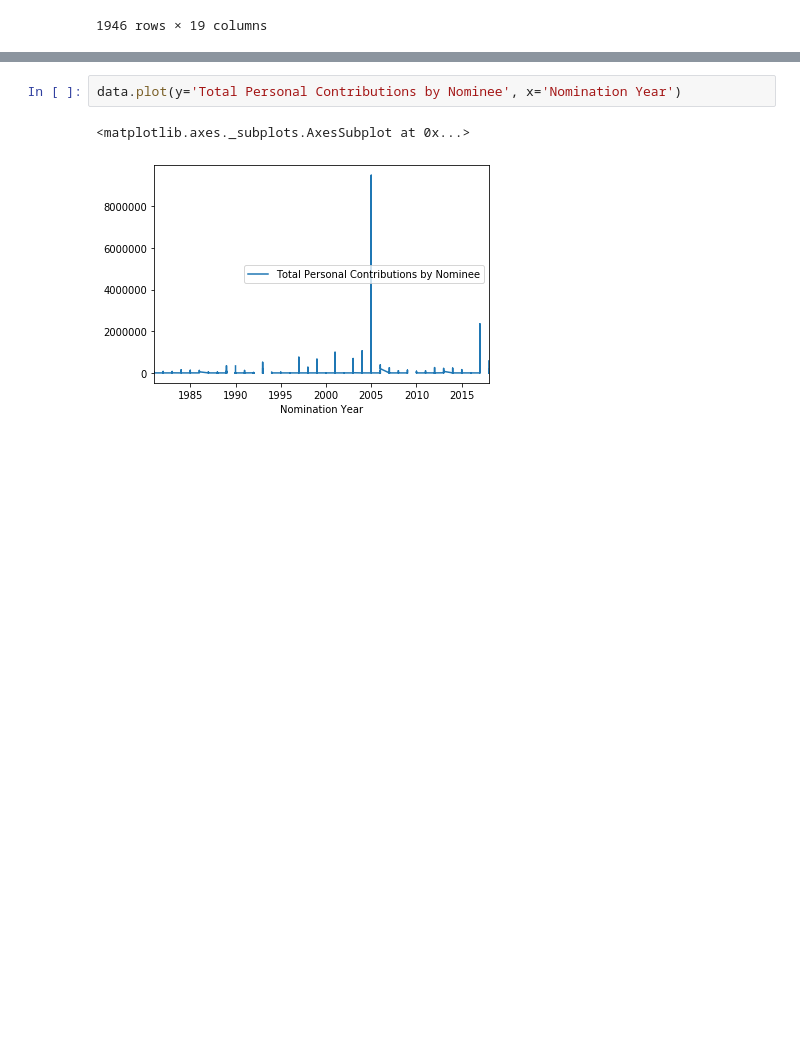
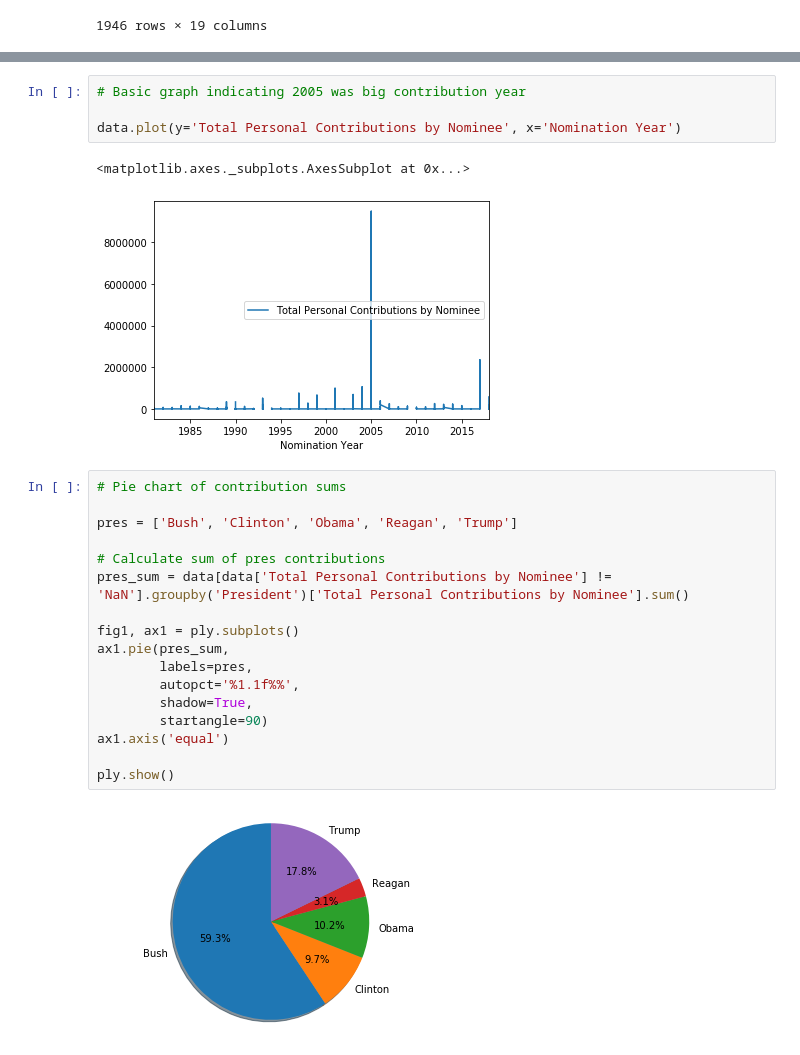
Before and after one commit to whencespence/python, a Jupyter notebook: project/campaign_contributions.ipynb, the cells around one changed output, grey strips where cells are left out. Drawn from its saved outputs; the diff is of its cells as text; blank space fills up the shorter version.

```diff
--- a/project/campaign_contributions.ipynb
+++ b/project/campaign_contributions.ipynb
@@ -117,5 +118,26 @@ data.groupby(['Name','Total Personal Contributions by Nominee', 'President']).su
 # %%
+# Basic graph indicating 2005 was big contribution year
+
 data.plot(y='Total Personal Contributions by Nominee', x='Nomination Year')
 # %% [output]
 <matplotlib.axes._subplots.AxesSubplot at 0x...>
 [figure]
+# %%
+# Pie chart of contribution sums
+
+pres = ['Bush', 'Clinton', 'Obama', 'Reagan', 'Trump']
+
+# Calculate sum of pres contributions
+pres_sum = data[data['Total Personal Contributions by Nominee'] != 'NaN'].groupby('President')['Total Personal Contributions by Nominee'].sum()
+
+fig1, ax1 = ply.subplots()
+ax1.pie(pres_sum,
+        labels=pres,
+        autopct='%1.1f%%',
+        shadow=True,
+        startangle=90)
+ax1.axis('equal')
+
+ply.show()
+# %% [output]
+[figure, added]
```
Also changed, not shown: parts of 5 cells of this notebook.
